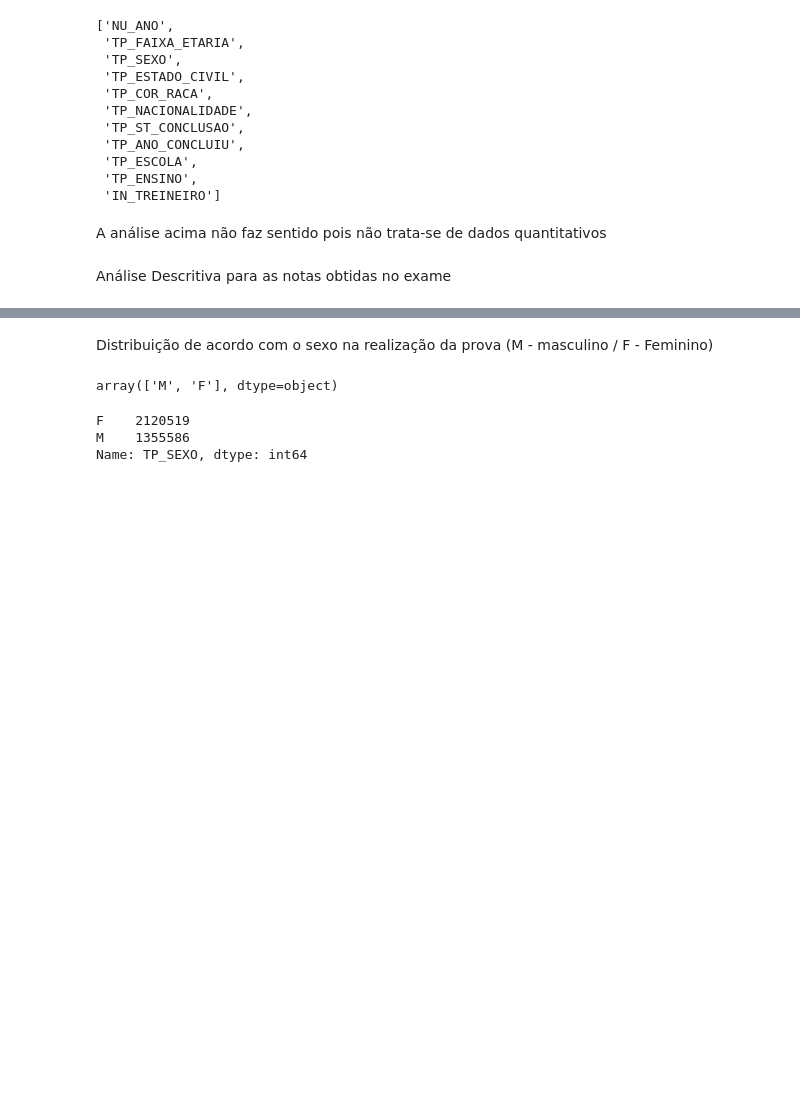
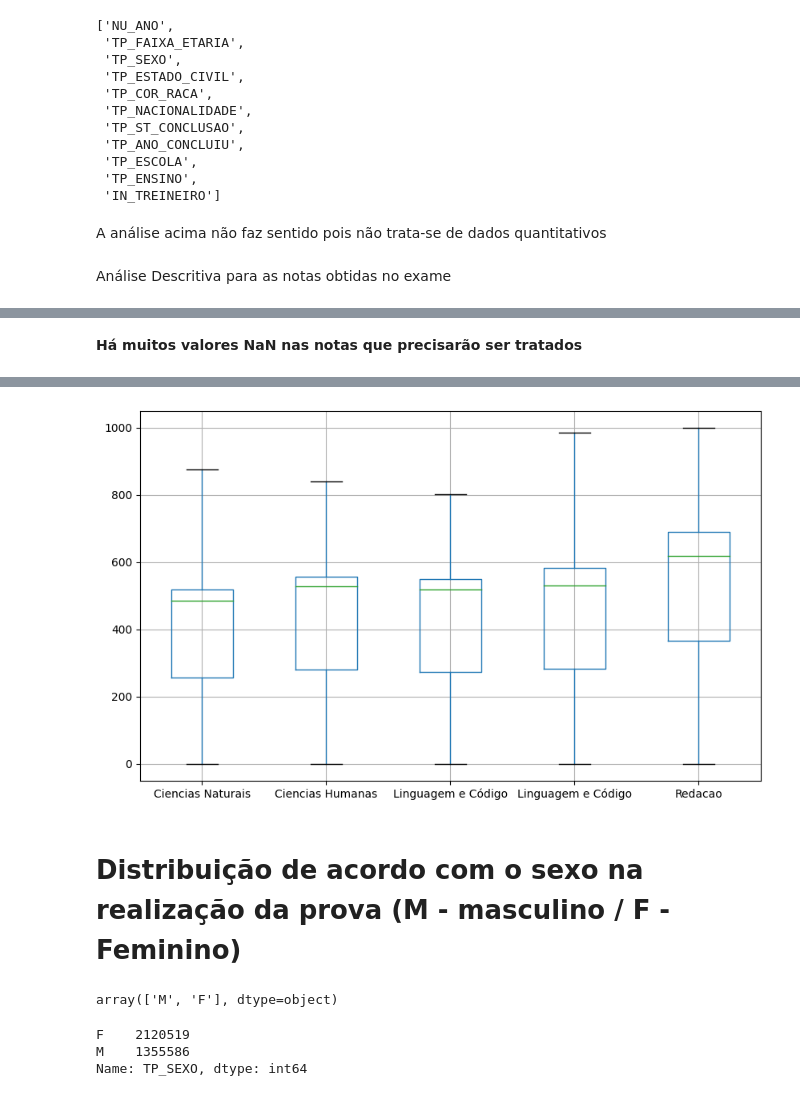
Before and after one commit to Grupo-B-Turma-2-Ada-VemSerTech/Projeto_Mod04_Ada_VemSerTech, a Jupyter notebook: Projeto.ipynb, the cells around one changed output, grey strips where cells are left out. Drawn from its saved outputs; the diff is of its cells as text; code cells hidden in the pictures; blank space fills up the shorter version.

Commit message:
Added a boxplot for the grades

```diff
--- a/Projeto.ipynb
+++ b/Projeto.ipynb
@@ -279,3 +291,5 @@ Análise Descritiva para as notas obtidas no exame
+# %% [markdown]
+**Há muitos valores NaN nas notas que precisarão ser tratados**
 # %%
 notas = ['NU_NOTA_CN', 'NU_NOTA_CH','NU_NOTA_LC', 'NU_NOTA_MT','NU_NOTA_REDACAO']
 descritivo_notas  = df_enem[notas].describe()
@@ -297,8 +311,15 @@ descritivo_notas
 | 50% | 4.856000e+02 | 5.299000e+02 | 5.255000e+02 | 5.308000e+02 | 6.200000e+02 |
 | 75% | 5.433000e+02 | 5.819000e+02 | 5.732000e+02 | 6.224000e+02 | 7.600000e+02 |
 | max | 8.753000e+02 | 8.392000e+02 | 8.010000e+02 | 9.857000e+02 | 1.000000e+03 |
+# %%
+plt.figure(figsize=(10, 6))  # Ajuste o tamanho da figura conforme necessário
+boxplot = descritivo_notas.drop('count').boxplot(widths=0.5)
+figura = boxplot.get_figure()
+plt.show()
+# %% [output]
+[figure, added]
 # %% [markdown]
-Distribuição de acordo com o sexo na realização da prova (M - masculino / F - Feminino)
+# Distribuição de acordo com o sexo na realização da prova (M - masculino / F - Feminino)
 # %%
 df_enem['TP_SEXO'].unique()
 # %% [output]
```
Also changed, not shown: parts of 4 cells of this notebook.
